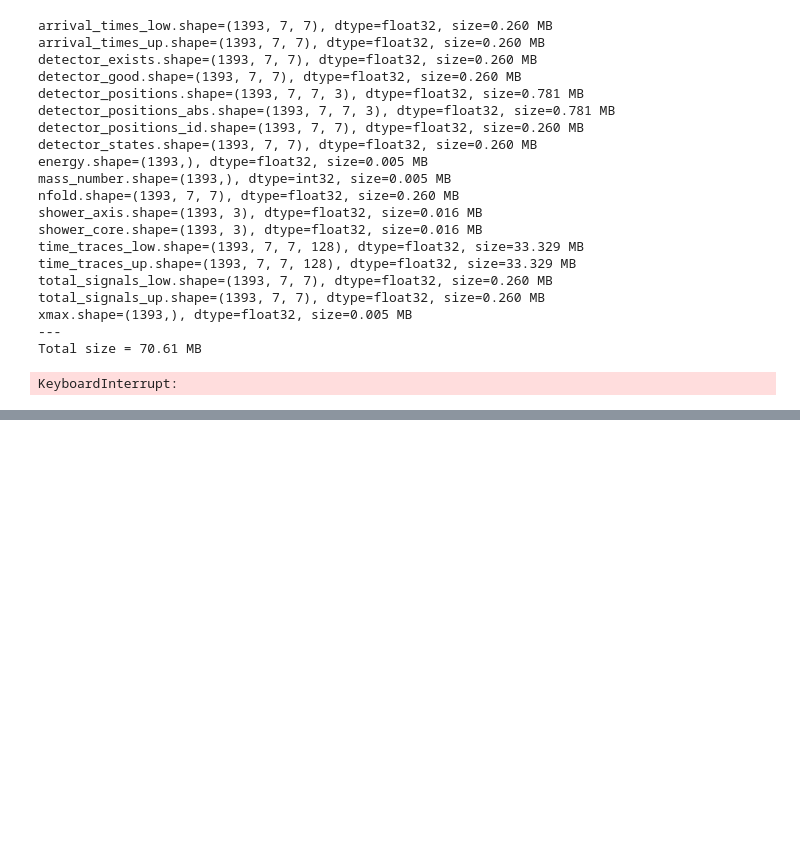
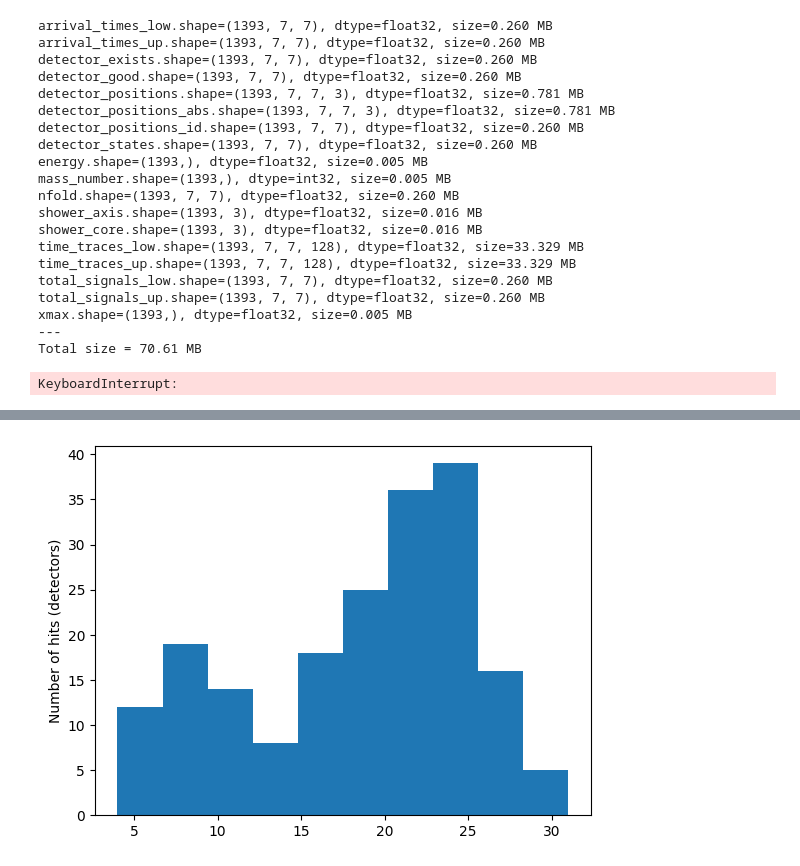
Before and after one commit to TA-DNN/TAML2025_ICRR_handson, a Jupyter notebook: tadaml2025/dstparser/structured_data_file.ipynb, the cells around one changed output, grey strips where cells are left out. Saved outputs shown, nothing was run; the diff lists cells and outputs as text; code cells hidden in the pictures; blank space fills up the shorter version.

Commit message:
add vlen

```diff
--- a/tadaml2025/dstparser/structured_data_file.ipynb
+++ b/tadaml2025/dstparser/structured_data_file.ipynb
@@ -355,3 +358,9 @@ for dst_file in tqdm(dst_files, total=len(dst_files)):
         acc_data1.setdefault(key, []).append(value)
 # %% [output]
 KeyboardInterrupt:
+# %%
+from dstparser import parse_dst_file_vlen
+from pathlib import Path
+dst_dir = "/ceph/work/SATORI/projects/TA-ASIoP/tasdmc_dstbank/qgsii04proton/080417_160603/Em1_bsdinfo"
+dst_file = Path(dst_dir)/"DAT000010_gea.rufldf.dst.gz"
+data_vlen = parse_dst_file_vlen(dst_file)
@@ -357,0 +443,13 @@ KeyboardInterrupt:
+# %%
+dst_file = Path(dst_dir)/"DAT005020_gea.rufldf.dst.gz"
+data = parse_dst_file_vlen(dst_file)
+
+event_lens = np.diff(data["hit_offsets"])
+
+for evt_idx, num_hits in enumerate(event_lens):
+    start = data["hit_offsets"][evt_idx]
+    end = data["hit_offsets"][evt_idx+1]
+    num_unique_det = len(np.unique(data["detector_ids"][start:end]))
+
+    # if num_unique_det != num_hits:
+    print(f"id={evt_idx}, num hits={num_hits}, num unique detectors={num_unique_det}")
@@ -357,0 +474,6 @@ KeyboardInterrupt:
+# %%
+_ = plt.hist(event_lens)
+plt.ylabel("Number of hits (detectors)")
+plt.show()
+# %% [output]
+[figure, added]
```
Also changed, not shown: parts of 7 cells of this notebook.
